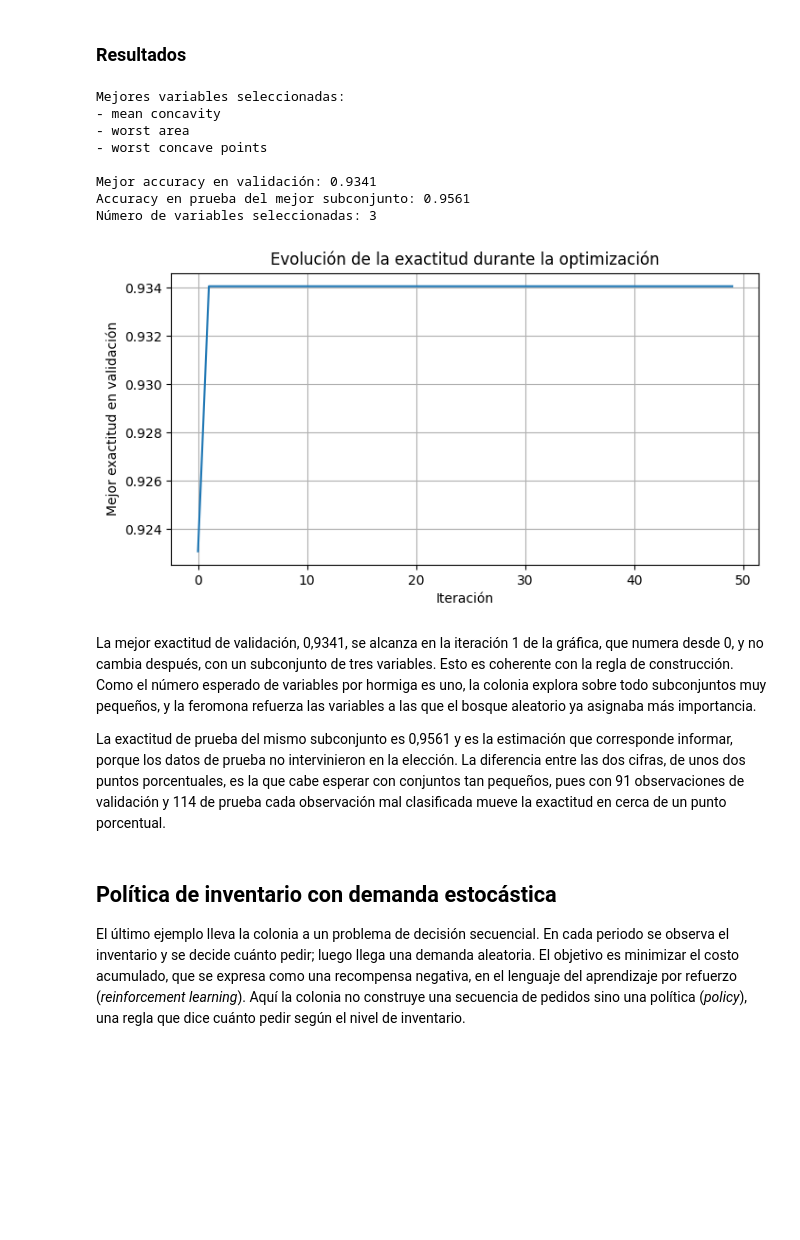
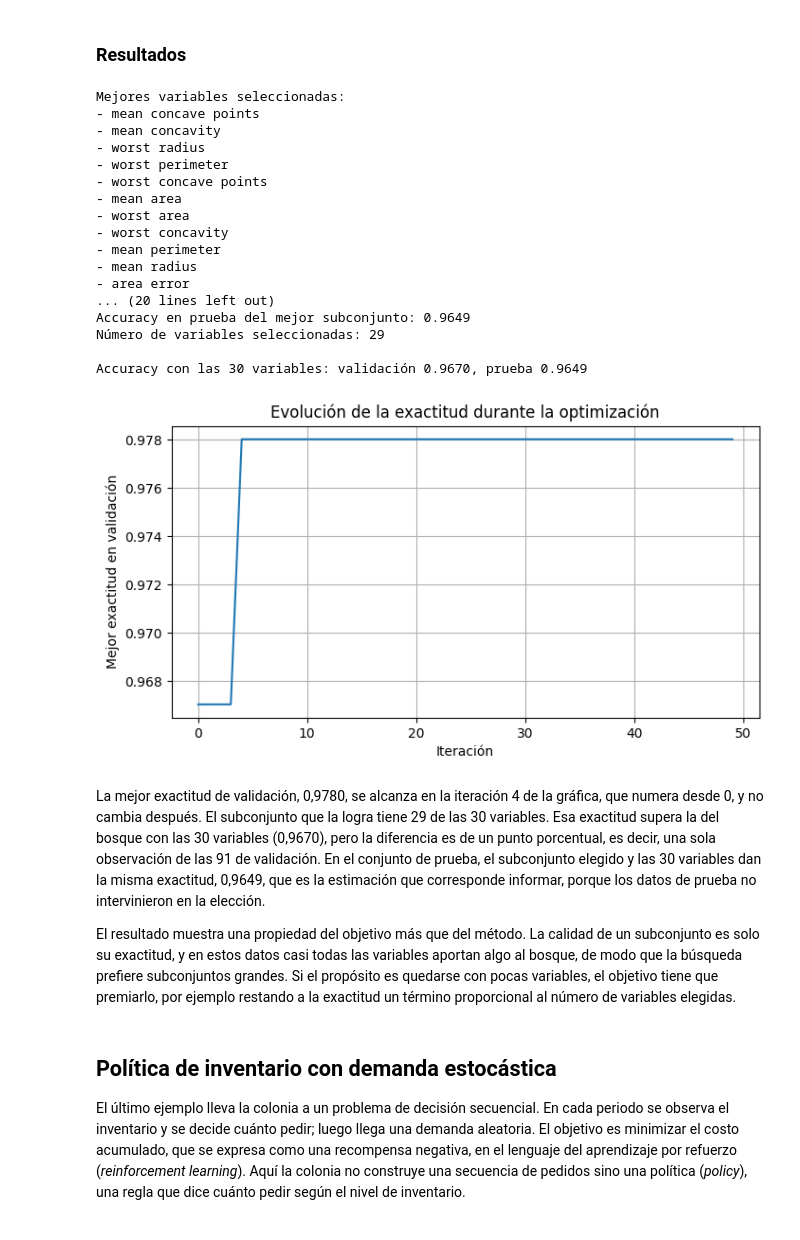
Before and after one commit to PozosT/Prescriptive-Analytics, a Jupyter notebook: 04_Colonia_hormigas/colonia_hormigas.ipynb, the cells around one changed output. Cells and saved outputs as stored; diff of their text form; code cells hidden in the pictures; blank space fills up the shorter version.

```diff
--- a/04_Colonia_hormigas/colonia_hormigas.ipynb
+++ b/04_Colonia_hormigas/colonia_hormigas.ipynb
@@ -982,18 +982,16 @@ class ColoniaHormigasSeleccionVariables:
         Returns:
             tuple: (variables_seleccionadas, accuracy)
         """
-        variables_seleccionadas = []
         probabilidades = (self.feromonas ** self.alpha) * (visibilidad ** self.beta)
         probabilidades = probabilidades / np.sum(probabilidades)
 
-        # Seleccionar variables aleatoriamente según probabilidades
-        for i in range(self.n_variables):
-            if np.random.random() < probabilidades[i]:
-                variables_seleccionadas.append(i)
+        # Tamaño del subconjunto, uniforme entre 1 y el número de variables
+        tamano = np.random.randint(1, self.n_variables + 1)
 
-        if not variables_seleccionadas:
-            # Asegurar que al menos una variable sea seleccionada
-            variables_seleccionadas.append(np.random.randint(self.n_variables))
+        # Elegir ese número de variables distintas, una tras otra, según las probabilidades
+        # (ruleta sin reemplazo: cada variable elegida sale del sorteo siguiente)
+        variables_seleccionadas = [int(v) for v in np.random.choice(
+            self.n_variables, size=tamano, replace=False, p=probabilidades)]
 
         # Evaluar solución
         accuracy = self.evaluar_solucion(variables_seleccionadas)
@@ -1066,42 +1064,56 @@ np.random.seed(42)
 
 # Cargar dataset de cáncer de mama
 data = load_breast_cancer()
 X, y = data.data, data.target
 
 # Crear y ejecutar optimizador
 aco = ColoniaHormigasSeleccionVariables(X, y)
 mejores_variables, mejor_accuracy, historial = aco.optimizar(max_iter=50)
 
 # Mostrar resultados
 print("Mejores variables seleccionadas:")
 for var in mejores_variables:
     print(f"- {data.feature_names[var]}")
 print(f"\nMejor accuracy en validación: {mejor_accuracy:.4f}")
 print(f"Accuracy en prueba del mejor subconjunto: {aco.evaluar_en_prueba(mejores_variables):.4f}")
 print(f"Número de variables seleccionadas: {len(mejores_variables)}")
 
+# Referencia: el bosque con las 30 variables
+todas = list(range(X.shape[1]))
+print(f"\nAccuracy con las 30 variables: validación {aco.evaluar_solucion(todas):.4f}, "
+      f"prueba {aco.evaluar_en_prueba(todas):.4f}")
+
 # Visualizar evolución
 plt.figure(figsize=(8, 4))
 plt.plot(historial)
 plt.xlabel('Iteración')
 plt.ylabel('Mejor exactitud en validación')
 plt.title('Evolución de la exactitud durante la optimización')
 plt.grid(True)
 plt.show()
 # %% [output]
 Mejores variables seleccionadas:
+- mean concave points
 - mean concavity
+- worst radius
+- worst perimeter
+- worst concave points
+- mean area
 - worst area
-- worst concave points
+- worst concavity
+- mean perimeter
+- mean radius
+- area error
+... (20 lines left out)
+Accuracy en prueba del mejor subconjunto: 0.9649
+Número de variables seleccionadas: 29
 
-Mejor accuracy en validación: 0.9341
-Accuracy en prueba del mejor subconjunto: 0.9561
-Número de variables seleccionadas: 3
+Accuracy con las 30 variables: validación 0.9670, prueba 0.9649
-[figure, old version]
+[figure, new version]
-# %% [markdown]
-La mejor exactitud de validación, 0,9341, se alcanza en la iteración 1 de la gráfica, que numera desde 0, y no cambia después, con un subconjunto de tres variables. Esto es coherente con la regla de construcción. Como el número esperado de variables por hormiga es uno, la colonia explora sobre todo subconjuntos muy pequeños, y la feromona refuerza las variables a las que el bosque aleatorio ya asignaba más importancia.
-
-La exactitud de prueba del mismo subconjunto es 0,9561 y es la estimación que corresponde informar, porque los datos de prueba no intervinieron en la elección. La diferencia entre las dos cifras, de unos dos puntos porcentuales, es la que cabe esperar con conjuntos tan pequeños, pues con 91 observaciones de validación y 114 de prueba cada observación mal clasificada mueve la exactitud en cerca de un punto porcentual.
+# %% [markdown]
+La mejor exactitud de validación, 0,9780, se alcanza en la iteración 4 de la gráfica, que numera desde 0, y no cambia después. El subconjunto que la logra tiene 29 de las 30 variables. Esa exactitud supera la del bosque con las 30 variables (0,9670), pero la diferencia es de un punto porcentual, es decir, una sola observación de las 91 de validación. En el conjunto de prueba, el subconjunto elegido y las 30 variables dan la misma exactitud, 0,9649, que es la estimación que corresponde informar, porque los datos de prueba no intervinieron en la elección.
+
+El resultado muestra una propiedad del objetivo más que del método. La calidad de un subconjunto es solo su exactitud, y en estos datos casi todas las variables aportan algo al bosque, de modo que la búsqueda prefiere subconjuntos grandes. Si el propósito es quedarse con pocas variables, el objetivo tiene que premiarlo, por ejemplo restando a la exactitud un término proporcional al número de variables elegidas.
 # %% [markdown]
 ## Política de inventario con demanda estocástica
 
```
Also changed, not shown: parts of 2 cells of this notebook.
